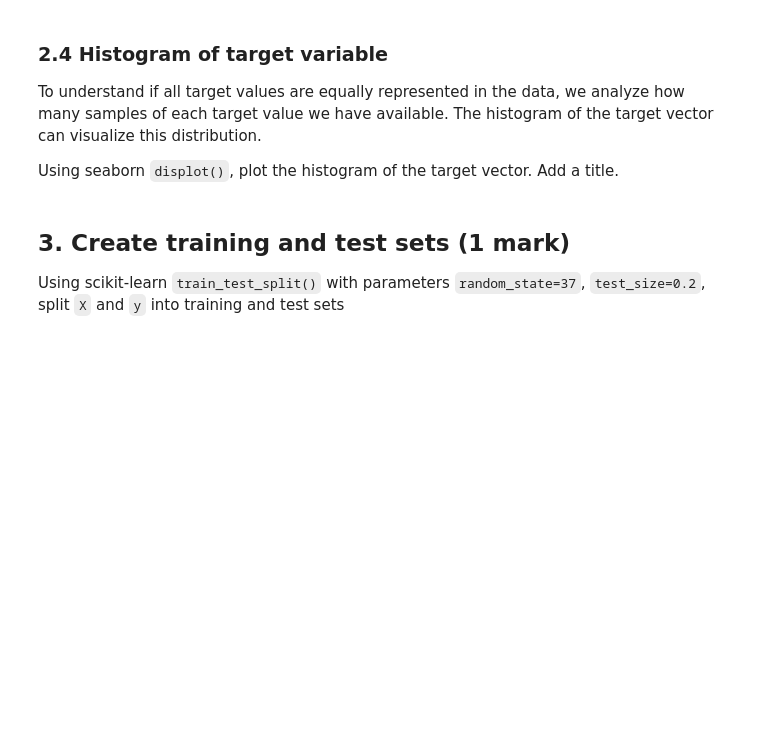
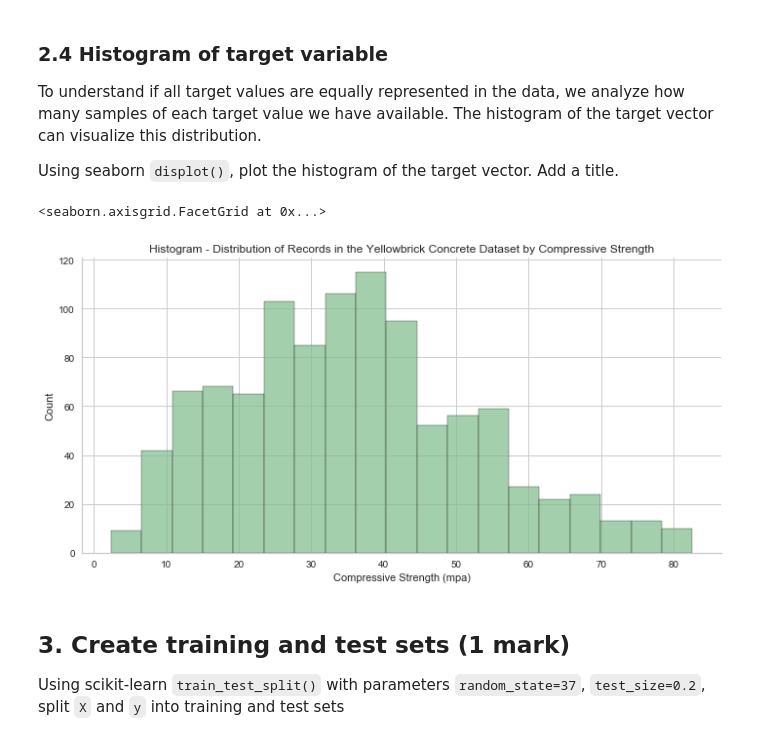
Before and after one commit to mileuc/ensf-611-lab-2, a Jupyter notebook: lab2.ipynb, the cells around one changed output. Drawn from its saved outputs; the diff is of its cells as text; code cells hidden in the pictures; blank space fills up the shorter version.

```diff
--- a/lab2.ipynb
+++ b/lab2.ipynb
@@ -155,3 +178,12 @@ Using seaborn `displot()`, plot the histogram of the target vector. Add a title.
+# %%
+#TODO: Add histogram of targect vector
+
+strength_hist = sns.displot(data=y, color='#86bf91', height=5, aspect=2)
+strength_hist.set_axis_labels("Compressive Strength (mpa)", "Count") # Assign Compressive Strength and Count as the axis labels
+strength_hist.set(title="Histogram - Distribution of Records in the Yellowbrick Concrete Dataset by Compressive Strength") # Set title of plt
+# %% [output]
+<seaborn.axisgrid.FacetGrid at 0x...>
+[figure, added]
 # %% [markdown]
 ## 3. Create training and test sets (1 mark)
 
```
Also changed, not shown: parts of 10 cells of this notebook.
